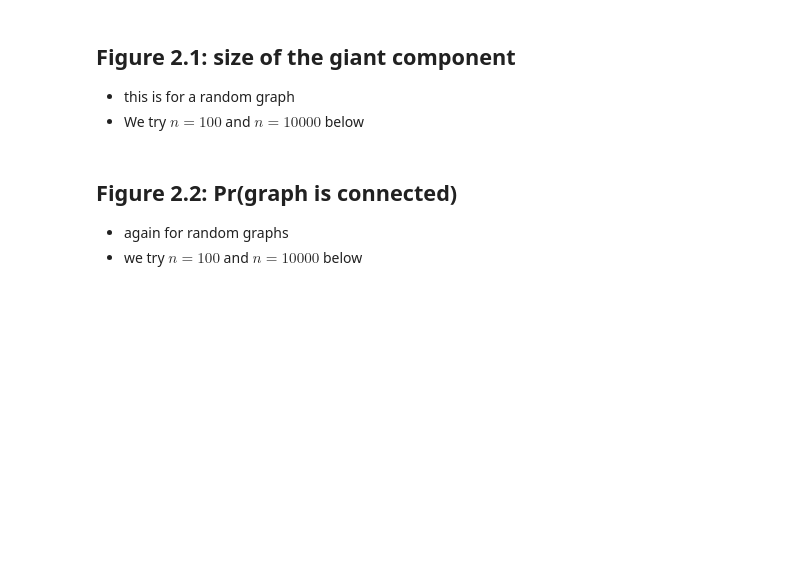
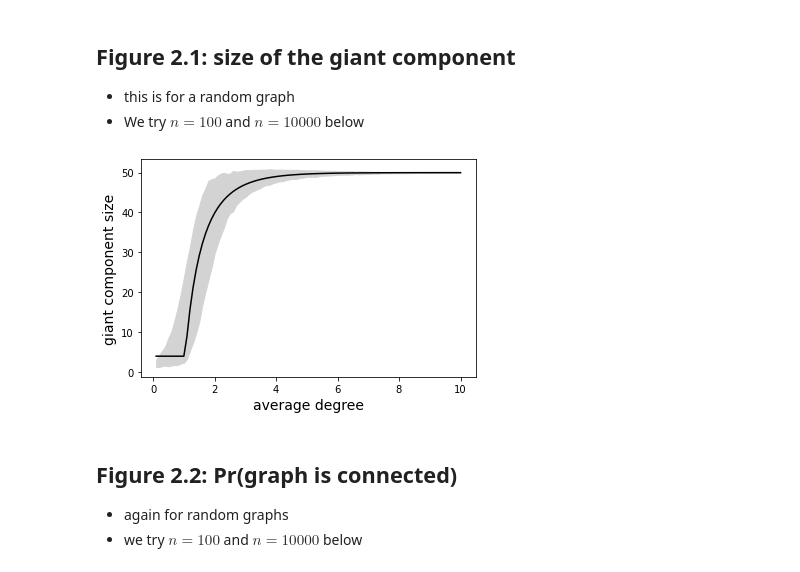
Before and after one commit to ftheberge/GraphMiningNotebooks, a Jupyter notebook: Python_Notebooks/Chapter_2.ipynb, the cells around one changed output. Saved outputs shown, nothing was run; the diff lists cells and outputs as text; code cells hidden in the pictures; blank space fills up the shorter version.

```diff
--- a/Python_Notebooks/Chapter_2.ipynb
+++ b/Python_Notebooks/Chapter_2.ipynb
@@ -22,35 +22,37 @@ from scipy.stats import poisson
 * this is for a random graph
 * We try $n=100$ and $n=10000$ below
 # %%
-n = 100
+n = 50
 # n=10000
 gc_avg = []
 gc_std = []
 REP = 1000 ## repeats
 ad = np.arange(.1,10.1,.1)
 for d in ad:
     x = []
     for rep in range(REP):
         p = d/(n-1)
         g = ig.Graph.Erdos_Renyi(n=n, p=p)
         x.append(g.clusters().giant().vcount())
     gc_avg.append(np.mean(x))
     gc_std.append(np.std(x))
 
 ## theoretical
 th = [np.log(n) for i in np.arange(.1,1.1,.1)]
 from scipy.optimize import fsolve
 def fn(x,d):
     return x+np.exp(-x*d)-1
 for i in np.arange(1.1,10.1,.1):
     th.append(n*fsolve(fn,1,args=(i))[0])
 
 plt.fill_between(ad,[x[0]-1.654*x[1] for x in zip(gc_avg,gc_std)],
                  [x[0]+1.645*x[1] for x in zip(gc_avg,gc_std)],color='lightgray')
 plt.plot(ad,th,color='black')
 plt.xlabel('average degree',fontsize=14)
 plt.ylabel('giant component size',fontsize=14);
 #plt.savefig('giant_100.eps');
+# %% [output]
+[figure, added]
 # %% [markdown]
 ## Figure 2.2: Pr(graph is connected)
 
```
Also changed, not shown: parts of 23 cells of this notebook, 1 other file.
